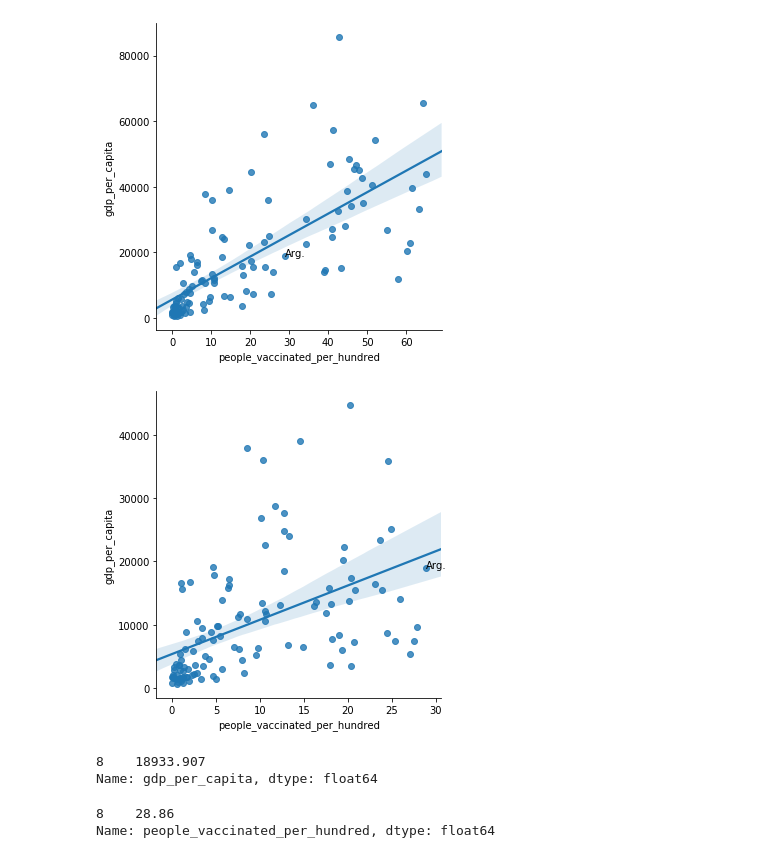
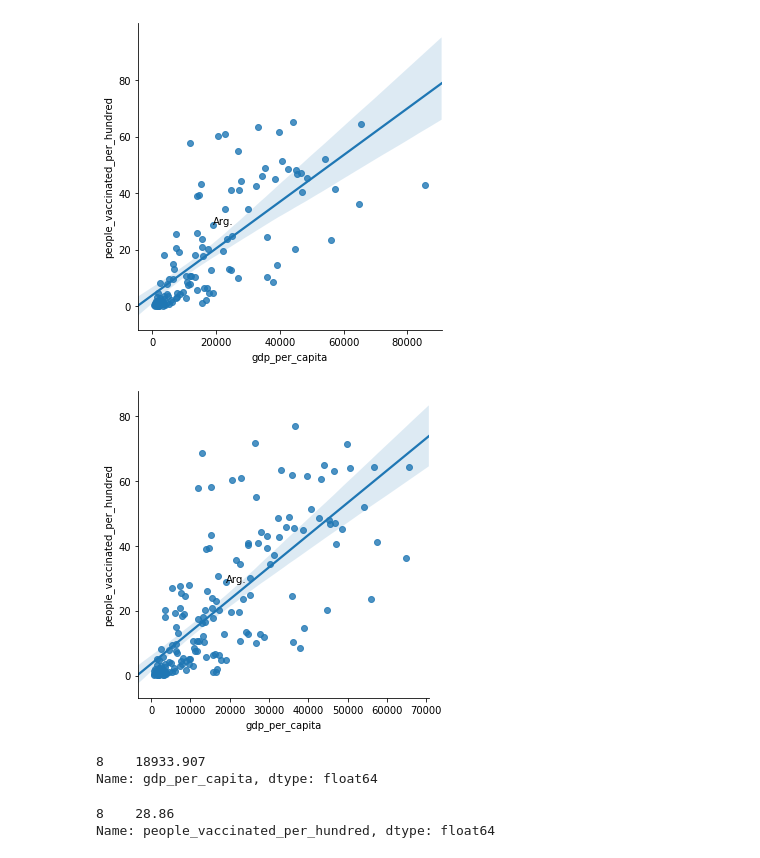
Before and after one commit to tinamigo/covid, a Jupyter notebook: covid_data.ipynb, the cells around one changed output. Cells and saved outputs as stored; diff of their text form; code cells hidden in the pictures.

```diff
--- a/covid_data.ipynb
+++ b/covid_data.ipynb
@@ -9,4 +9,2 @@ populosos = df[df.population > 3000000]
 # %%
-pop_sin_outliers = df[df.people_vaccinated_per_hundred < 30]
-pop_sin_outliers = pop_sin_outliers[pop_sin_outliers.gdp_per_capita < 55000]
-pop_sin_outliers
+pop_sin_outliers = df[df.gdp_per_capita < 70000]
@@ -44,24 +23,23 @@ plt.show()
 # %%
-sns.lmplot(x="people_vaccinated_per_hundred", y="gdp_per_capita", data=populosos)
-plt.text(28.86,18933.907,"Arg.")
+sns.lmplot(y="people_vaccinated_per_hundred", x="gdp_per_capita", data=populosos)
+plt.text(18933.907,28.86,"Arg.")
 plt.show()
 # %% [output]
-[figure, old version]
+[figure, new version]
 # %%
-sns.lmplot(x="people_vaccinated_per_hundred", y="gdp_per_capita", data=pop_sin_outliers)
-plt.text(28.86,18933.907,"Arg.")
+sns.lmplot(y="people_vaccinated_per_hundred", x="gdp_per_capita", data=pop_sin_outliers)
+plt.text(18933.907,28.86,"Arg.")
 plt.show()
 # %% [output]
-[figure, old version]
+[figure, new version]
 # %%
 arg = df[df.location == 'Argentina']
 arg.gdp_per_capita
 # %% [output]
 8    18933.907
 Name: gdp_per_capita, dtype: float64
-# %%
-
-arg.people_vaccinated_per_hundred
-# %% [output]
-8    28.86
-Name: people_vaccinated_per_hundred, dtype: float64
+# %%
+arg.people_vaccinated_per_hundred
+# %% [output]
+8    28.86
+Name: people_vaccinated_per_hundred, dtype: float64
```
Also changed, not shown: parts of 4 cells of this notebook.
